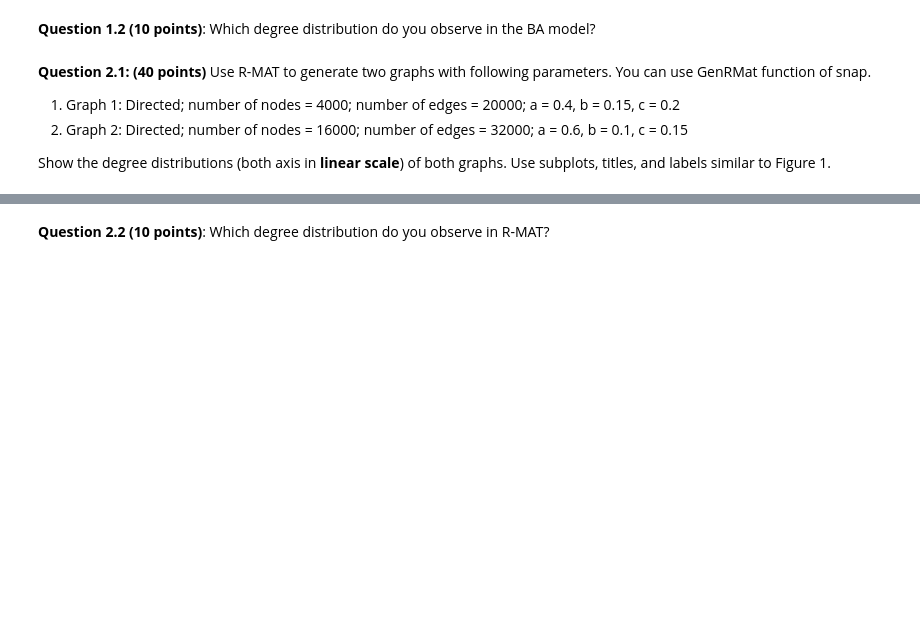
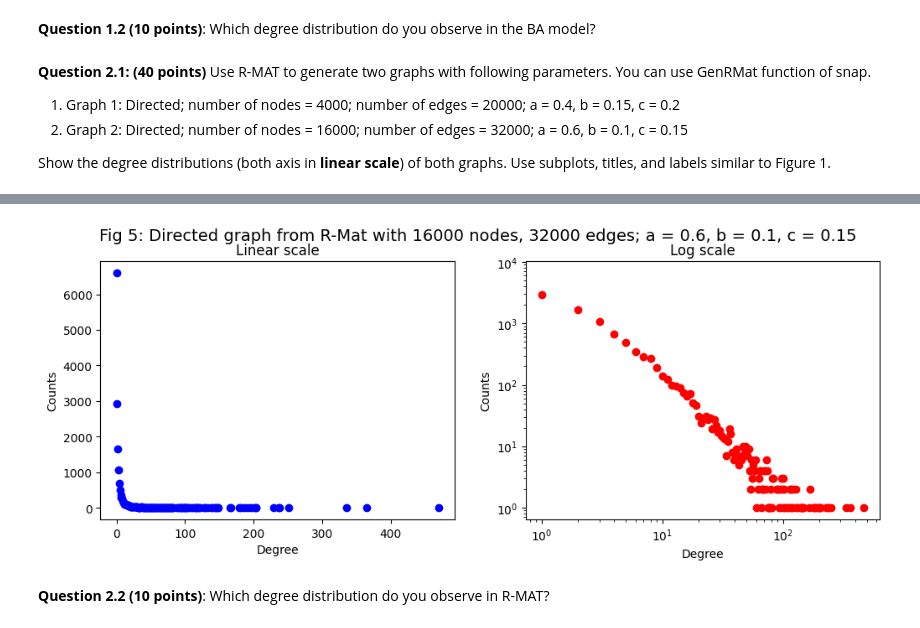
Before and after one commit to CarsonFox/Graph-ML, a Jupyter notebook: Assignment 2.ipynb, the cells around one changed output, grey strips where cells are left out. Drawn from its saved outputs; the diff is of its cells as text; code cells hidden in the pictures; blank space fills up the shorter version.

```diff
--- a/Assignment 2.ipynb
+++ b/Assignment 2.ipynb
@@ -82,2 +99,11 @@ Rnd = snap.TRnd()
+# %%
+Rnd = snap.TRnd()
+
+m0, m = 16000, 32000
+a, b, c = 0.6, 0.1, 0.15
+Rmat_graph = snap.GenRMat(m0, m, a, b, c)
+plot_degree_counts(Rmat_graph, 4, f"Fig 5: Directed graph from R-Mat with {m0} nodes, {m} edges; a = {a}, b = {b}, c = {c}")
+# %% [output]
+[figure, added]
 # %% [markdown]
 **Question 2.2 (10 points)**: Which degree distribution do you observe in R-MAT?
```
Also changed, not shown: parts of 5 cells of this notebook.
